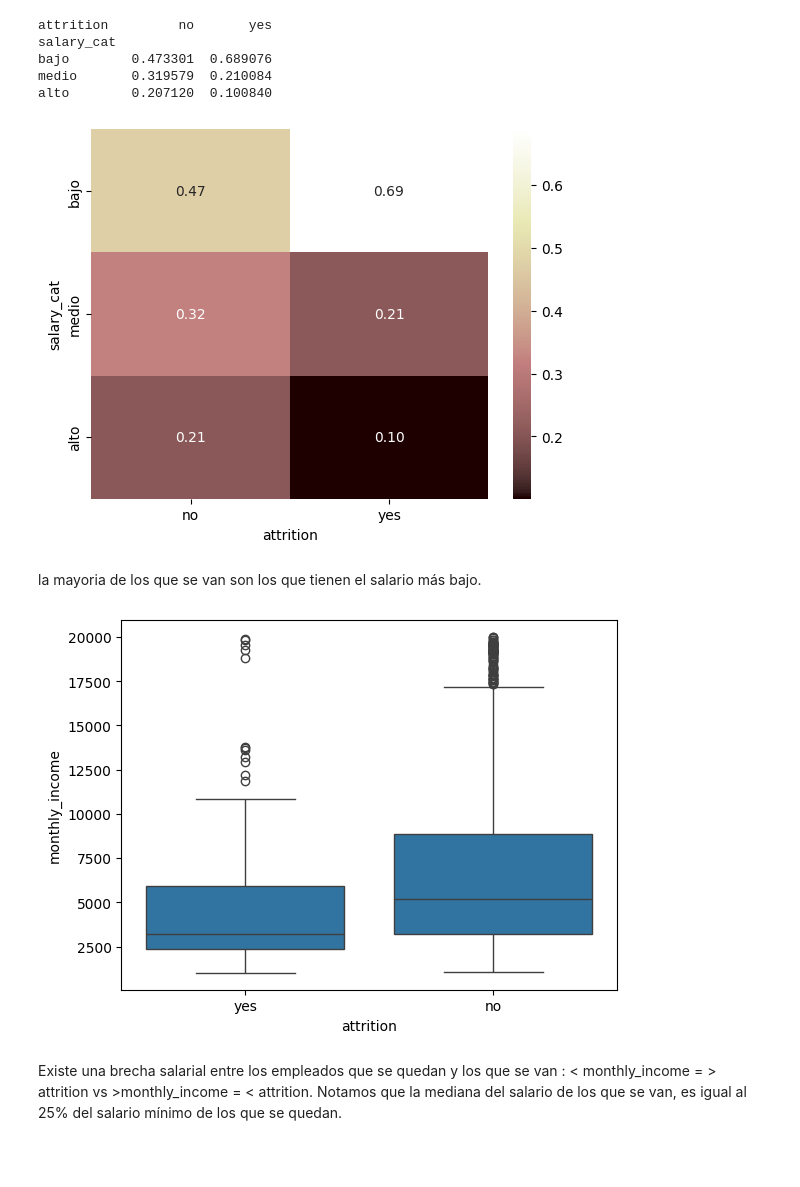
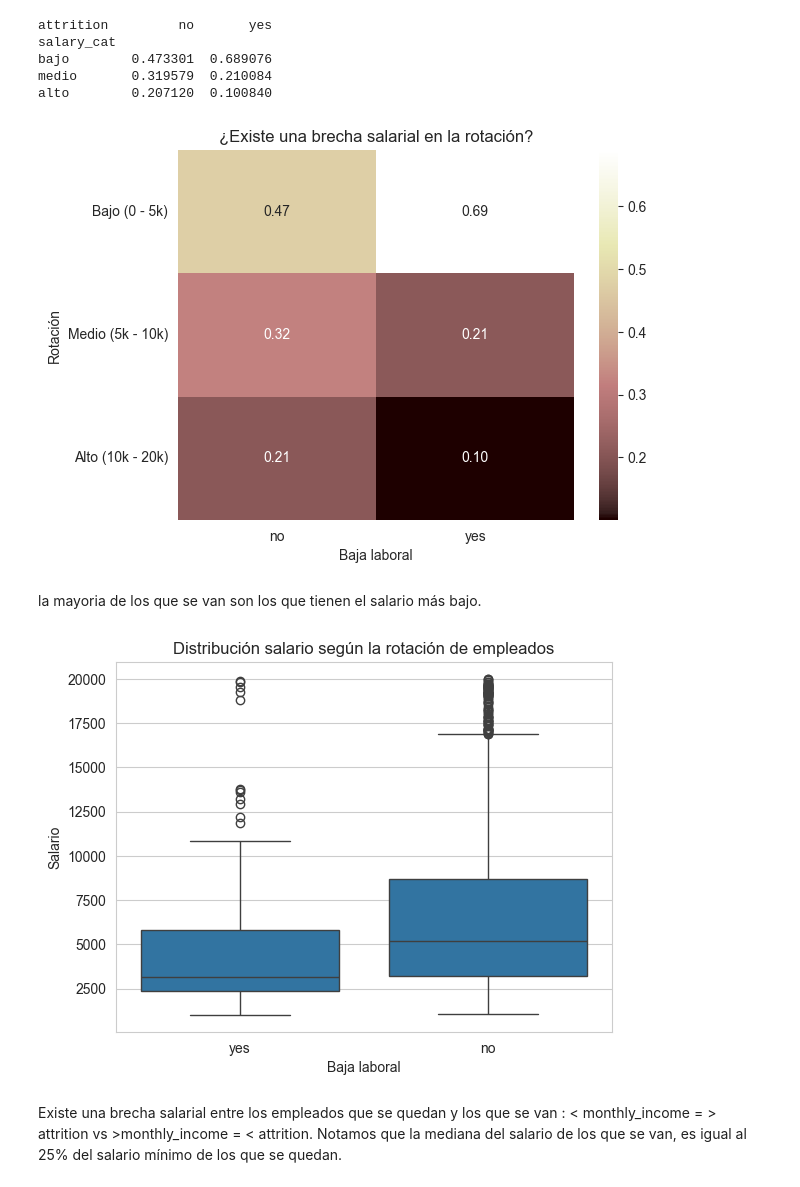
Before and after one commit to Lumo88/project-da-promo-65-modulo-3-team-1, a Jupyter notebook: Insights.ipynb, the cells around one changed output. Drawn from its saved outputs; the diff is of its cells as text; code cells hidden in the pictures; blank space fills up the shorter version.

```diff
--- a/Insights.ipynb
+++ b/Insights.ipynb
@@ -46,15 +58,26 @@ bajo        0.473301  0.689076
 medio       0.319579  0.210084
 alto        0.207120  0.100840
 # %%
-sns.heatmap(crosstab_salary, annot=True, cmap='pink', fmt='.2f');
+ax = sns.heatmap(crosstab_salary, annot=True, cmap='pink', fmt='.2f')
+ax.set_yticklabels(["Bajo (0 - 5k)","Medio (5k - 10k)","Alto (10k - 20k)"], rotation=0)
+plt.title('¿Existe una brecha salarial en la rotación?', fontsize=12)
+plt.xlabel('Baja laboral')
+plt.ylabel('Rotación')
+
+plt.show()
 # %% [output]
-[figure, old version]
+[figure, new version]
 # %% [markdown]
 la mayoria de los que se van son los que tienen el salario más bajo.
 # %%
-sns.boxplot(data=df_hr,x="attrition", y="monthly_income");
+sns.boxplot(data=df_hr,x="attrition", y="monthly_income")
+plt.title('Distribución salario según la rotación de empleados', fontsize=12)
+plt.xlabel('Baja laboral')
+plt.ylabel('Salario')
+
+plt.show()
 # %% [output]
-[figure, old version]
+[figure, new version]
 # %% [markdown]
 Existe una brecha salarial entre los empleados que se quedan y los que se van : < monthly_income = > attrition vs  >monthly_income = < attrition.
 Notamos que la mediana del salario de los que se van, es igual al 25% del salario mínimo de los que se quedan.
```
Also changed, not shown: parts of 11 cells of this notebook, 3 other files.
